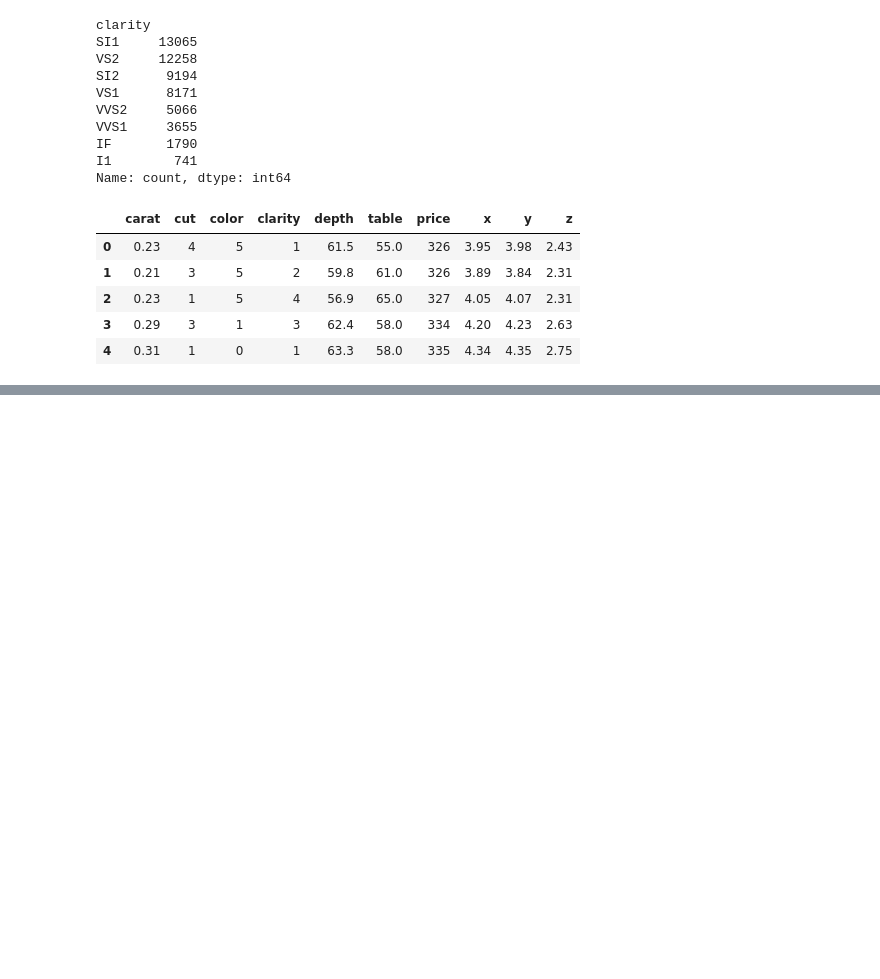
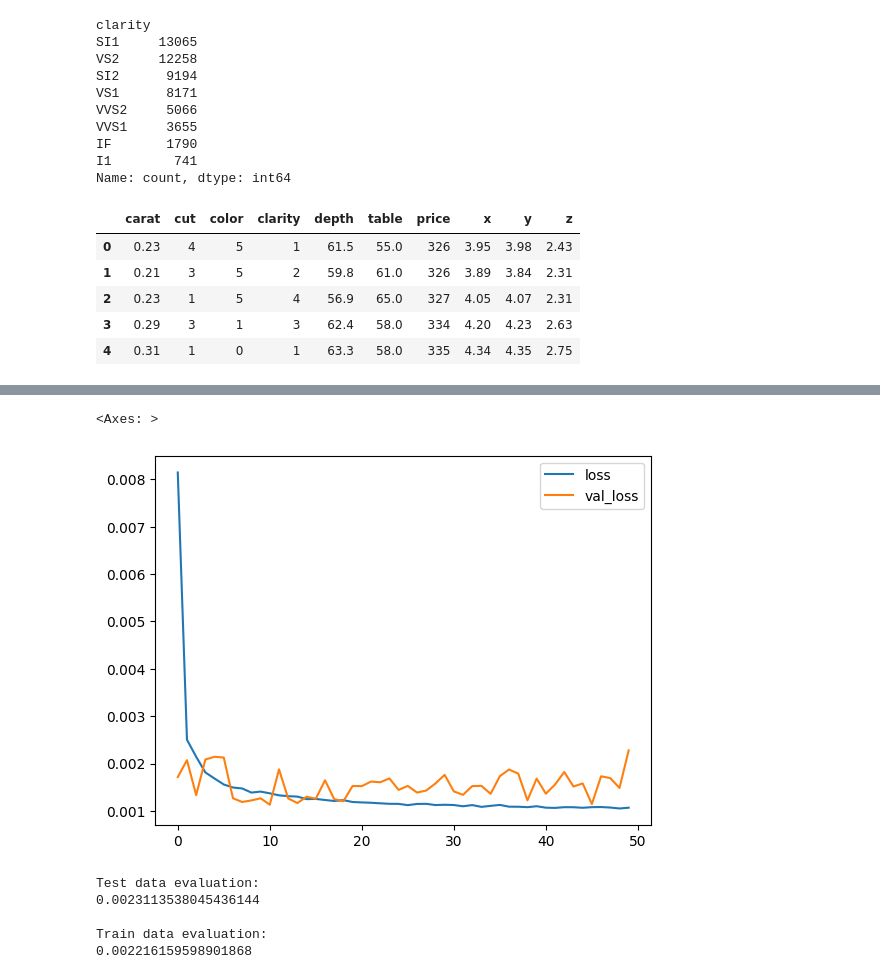
Before and after one commit to Boiminik/DPierdiluca_DL-Repo, a Jupyter notebook: Diamonds/ann_regression_diamonds.ipynb, the cells around one changed output, grey strips where cells are left out. Saved outputs shown, nothing was run; the diff lists cells and outputs as text; code cells hidden in the pictures; blank space fills up the shorter version.

Commit message:
tried a few models

```diff
--- a/Diamonds/ann_regression_diamonds.ipynb
+++ b/Diamonds/ann_regression_diamonds.ipynb
@@ -111,0 +165,40 @@ df.head()
+# %%
+# Define Sequential neural network model
+# modify the input shape to match your training column count
+# remember, one of the columns is removed from training columns
+# to be the target value. so if your data originally had 10 columns
+# the input shape is 9 ... (10 - 1 => 9)
+# the input layer itself can have a different number of nodes
+# Tip: have at least the same number of nodes as in the input shape
+# output layer in regression is always 1 node without activation function
+model = keras.Sequential(
+    [
+        layers.Dense(64, activation="relu", input_shape=(variable_amount,)),  # 1st layer with 64 neurons
+        layers.Dropout(0.1),  # Add dropout to avoid overfitting
+        layers.Dense(128, activation="relu"),  # 2nd layer with more neurons to learn complex patterns
+        layers.Dropout(0.1),  # Dropout again
+        layers.Dense(64, activation="relu"),  # 3rd layer reduces neuron count
+        layers.Dense(1)  # Output layer for regression
+    ]
+)
+
+# select the optimizer and loss function
+# you can try rmsprop also as optimizer, or stochastic gradient descent
+model.compile(optimizer='adam', loss='mse')
+
+# common tips on how to change neural network structure if your metrics are not good:
+
+# make wider (or narrower) layers (for example, 64 or 128 nodes)
+# make a longer or shorter network (add or remove layers)
+# use Dropout -layers (e.g. layers.Dropout(0.1))
+
+# remember: there's no process or mathematical formula
+# in order to figure out the optimal neural network structure
+# it's mostly all about trial and error => EXPERIMENTATION!
+
+# remember to have enough "decision-space" for your data!
+# it's highly unlikely a dataset with 20 different variables is going
+# to work well with only 8 nodes in each layer etc.
+
+# print out the summary of your model
+model.summary()
@@ -111,0 +225,2 @@ df.head()
+# %%
+model.fit(x=X_train, y=y_train, epochs=50, validation_data=(X_val, y_val))
@@ -111,0 +246,17 @@ df.head()
+# %%
+loss_df = pd.DataFrame(model.history.history)
+loss_df.plot()
+# %% [output]
+<Axes: >
+[figure, added]
+# %%
+print("Test data evaluation:")
+print(model.evaluate(X_test, y_test, verbose=0))
+print("\nTrain data evaluation:")
+print(model.evaluate(X_train, y_train, verbose=0))
+# %% [output]
+Test data evaluation:
+0.0023113538045436144
+
+Train data evaluation:
+0.002216159598901868
```
Also changed, not shown: parts of 50 cells of this notebook.
